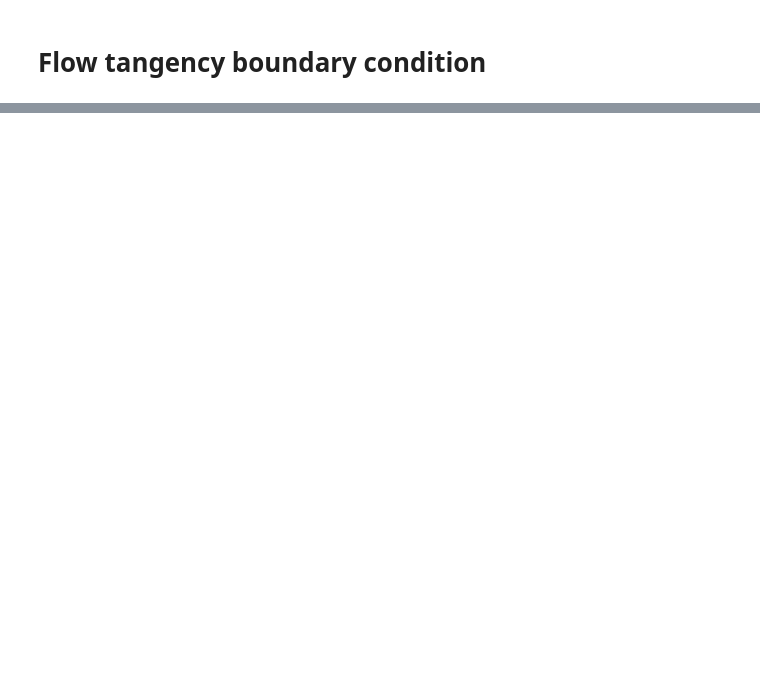
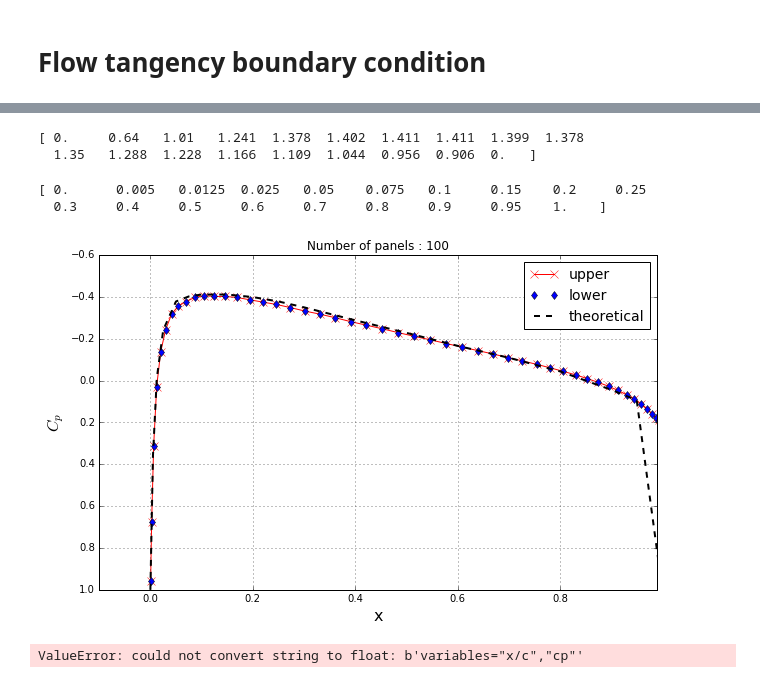
Before and after one commit to barbagroup/AeroPython-studentprojects2017, a Jupyter notebook: jiayuli517/Linearvortex-panelmethod.ipynb, the cells around one changed output, grey strips where cells are left out. Cells and saved outputs as stored; diff of their text form; code cells hidden in the pictures; blank space fills up the shorter version.

```diff
--- a/jiayuli517/Linearvortex-panelmethod.ipynb
+++ b/jiayuli517/Linearvortex-panelmethod.ipynb
@@ -231,0 +610,5 @@ def integral_s(x, y, panel, dxdz, dydz):
+# %%
+U_t = numpy.dot(A_t, gammas) + b_t
+# %%
+for i, panel in enumerate(panels):
+        panel.vt = U_t[i]
@@ -231,0 +628,36 @@ def integral_s(x, y, panel, dxdz, dydz):
+# %%
+voverVsquared=numpy.array([0, 0.64, 1.01, 1.241, 1.378, 1.402, 1.411, 1.411, 1.399, 1.378, 1.35, 1.288, 1.228, 1.166, 1.109, 1.044, 0.956, 0.906, 0])
+print(voverVsquared)
+# %% [output]
+[ 0.     0.64   1.01   1.241  1.378  1.402  1.411  1.411  1.399  1.378
+  1.35   1.288  1.228  1.166  1.109  1.044  0.956  0.906  0.   ]
+# %%
+xtheo=numpy.array([0, 0.5, 1.25, 2.5, 5.0, 7.5, 10, 15, 20, 25, 30, 40, 50, 60, 70, 80, 90, 95, 100])
+xtheo = xtheo/100
+print(xtheo)
+# %% [output]
+[ 0.      0.005   0.0125  0.025   0.05    0.075   0.1     0.15    0.2     0.25
+  0.3     0.4     0.5     0.6     0.7     0.8     0.9     0.95    1.    ]
+# %%
+# plot the surface pressure coefficient
+pyplot.figure(figsize=(10, 6))
+pyplot.grid()
+pyplot.xlabel('x', fontsize=16)
+pyplot.ylabel('$C_p$', fontsize=16)
+pyplot.plot([panel.xc for panel in panels if panel.loc == 'upper'],
+            [panel.cp for panel in panels if panel.loc == 'upper'],
+            label='upper',
+            color='r', linewidth=1, marker='x', markersize=8)
+pyplot.plot([panel.xc for panel in panels if panel.loc == 'lower'],
+            [panel.cp for panel in panels if panel.loc == 'lower'],
+            label='lower',
+            color='b', linewidth=0, marker='d', markersize=6)
+pyplot.plot(xtheo, 1-voverVsquared,
+            label='theoretical',
+            color='k', linestyle='--',linewidth=2)
+pyplot.legend(loc='best', prop={'size':14})
+pyplot.xlim(-0.1, 0.99)
+pyplot.ylim(1.0, -0.6)
+pyplot.title('Number of panels : %d' % N);
+# %% [output]
+[figure, added]
@@ -231,0 +685,4 @@ def integral_s(x, y, panel, dxdz, dydz):
+# %%
+x_exp , Cp_exp = numpy.loadtxt('CP_Gregory_expdata.dat', dtype=float, delimiter=' ', unpack=True)
+# %% [output]
+ValueError: could not convert string to float: b'variables="x/c","cp"'
```
Also changed, not shown: parts of 75 cells of this notebook, 1 other file.
